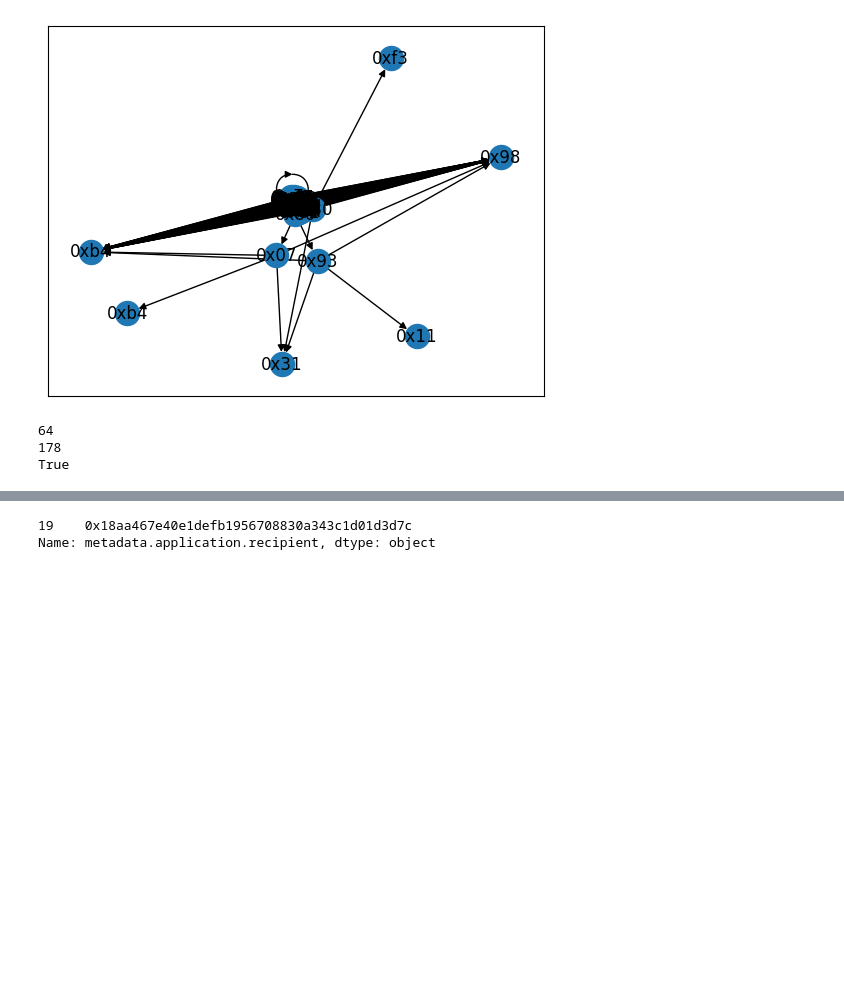
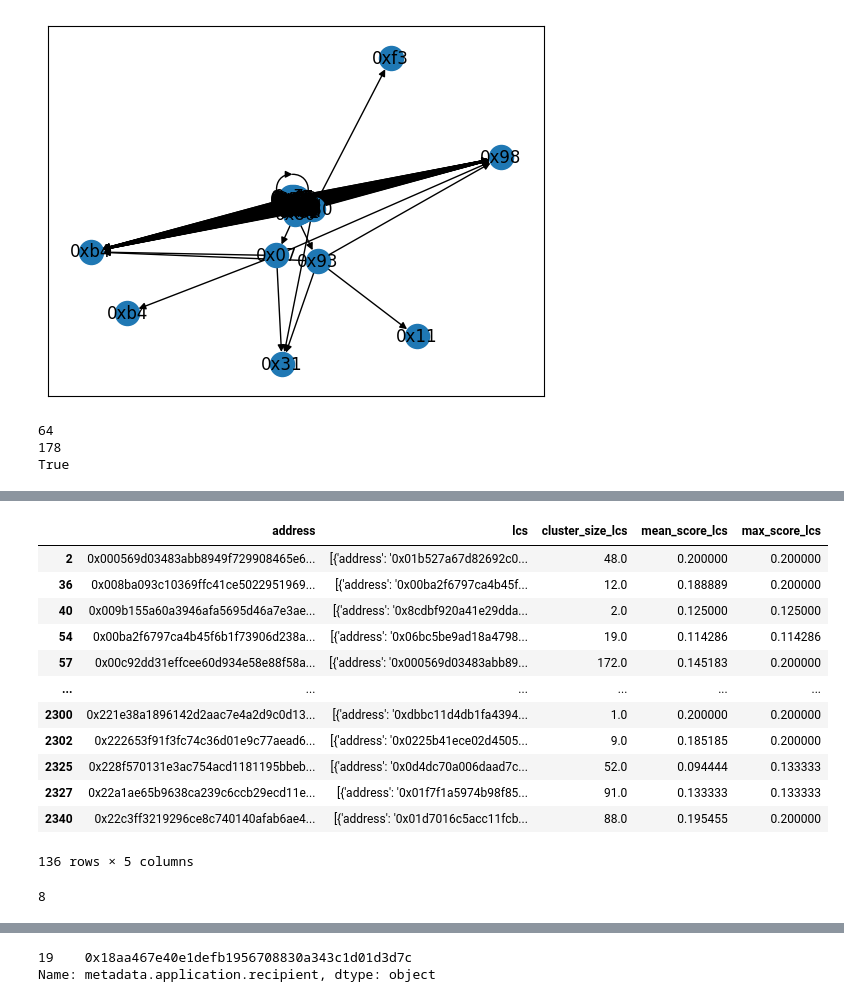
Before and after one commit to poupou-web3/beta-rounds-vote-analysis, a Jupyter notebook: jupyter-after-round/community_round.ipynb, the cells around one changed output, grey strips where cells are left out. Saved outputs shown, nothing was run; the diff lists cells and outputs as text; code cells hidden in the pictures; blank space fills up the shorter version.

```diff
--- a/jupyter-after-round/community_round.ipynb
+++ b/jupyter-after-round/community_round.ipynb
@@ -112,7 +112,7 @@ df_matching_address['less_10_tx'] = df_matching_address.loc[:, 'address'].apply(
 # %%
 df_matching_address['interacted_other_ctbt'] = df_matching_address.loc[:, 'address'].apply(lambda x : tx_analyser.has_interacted_with_other_contributor(x))
 # %%
-df_matching_address['lcs'] = 0
+df_matching_address['lcs'] = ""
 r = df_matching_address.loc[df_matching_address['less_10_tx'] == True, 'address'].apply(lambda x: tx_analyser.transaction_similitude_pylcs(x, minimum_sim_tx=3))
 # %%
 def lcs_to_array(lcs):
@@ -137,9 +137,11 @@ df_matching_address['cluster_size_lcs'] = 0
 df_matching_address['mean_score_lcs'] = 0
 df_matching_address['max_score_lcs'] = 0
 
-df_matching_address.loc[df_matching_address['less_10_tx'] == True, 'cluster_size_lcs'] = r.apply(lambda x: len(x))
-df_matching_address.loc[df_matching_address['less_10_tx'] == True, 'mean_score_lcs'] = r.apply(lambda x: get_mean_score_lcs(x))
-df_matching_address.loc[df_matching_address['less_10_tx'] == True, 'max_score_lcs'] = r.apply(lambda x: get_max_score_lcs(x))
+df_matching_address.loc[df_matching_address['less_10_tx'] == True, 'cluster_size_lcs'] = r.reset_index()['address'].apply(lambda x: len(x))
+df_matching_address.loc[df_matching_address['less_10_tx'] == True, 'mean_score_lcs'] = r.reset_index()['address'].apply(lambda x: get_mean_score_lcs(x))
+df_matching_address.loc[df_matching_address['less_10_tx'] == True, 'max_score_lcs'] = r.reset_index()['address'].apply(lambda x: get_max_score_lcs(x))
+
+df_matching_address.loc[df_matching_address['less_10_tx'] == True, 'lcs'] = r.reset_index()['address'].apply(lambda x: x.reset_index().to_json())
 
 df_matching_address['has_lcs'] = df_matching_address['cluster_size_lcs'] > 0
 
@@ -678,0 +744,19 @@ True
+# %%
+df_matching_address['lcs'] = ""
+df_matching_address.loc[df_matching_address['less_10_tx'] == True, 'lcs'] = r.reset_index()['address'].apply(lambda x: x.reset_index().to_dict(orient='records'))
+# %%
+df_matching_address.loc[df_matching_address['has_lcs'], ['address', 'lcs', 'cluster_size_lcs', 'mean_score_lcs', 'max_score_lcs']]
+# %% [output]
+|  | address | lcs | cluster_size_lcs | mean_score_lcs | max_score_lcs |
+| 2 | 0x000569d03483abb8949f729908465e6... | [{'address': '0x01b527a67d82692c0... | 48.0 | 0.200000 | 0.200000 |
+| 36 | 0x008ba093c10369ffc41ce5022951969... | [{'address': '0x00ba2f6797ca4b45f... | 12.0 | 0.188889 | 0.200000 |
+| 40 | 0x009b155a60a3946afa5695d46a7e3ae... | [{'address': '0x8cdbf920a41e29dda... | 2.0 | 0.125000 | 0.125000 |
+| 54 | 0x00ba2f6797ca4b45f6b1f73906d238a... | [{'address': '0x06bc5be9ad18a4798... | 19.0 | 0.114286 | 0.114286 |
+| 57 | 0x00c92dd31effcee60d934e58e88f58a... | [{'address': '0x000569d03483abb89... | 172.0 | 0.145183 | 0.200000 |
+| ... | ... | ... | ... | ... | ... |
+| 2300 | 0x221e38a1896142d2aac7e4a2d9c0d13... | [{'address': '0xdbbc11d4db1fa4394... | 1.0 | 0.200000 | 0.200000 |
+| 2302 | 0x222653f91f3fc74c36d01e9c77aead6... | [{'address': '0x0225b41ece02d4505... | 9.0 | 0.185185 | 0.200000 |
+| 2325 | 0x228f570131e3ac754acd1181195bbeb... | [{'address': '0x0d4dc70a006daad7c... | 52.0 | 0.094444 | 0.133333 |
+| 2327 | 0x22a1ae65b9638ca239c6ccb29ecd11e... | [{'address': '0x01f7f1a5974b98f85... | 91.0 | 0.133333 | 0.133333 |
+| 2340 | 0x22c3ff3219296ce8c740140afab6ae4... | [{'address': '0x01d7016c5acc11fcb... | 88.0 | 0.195455 | 0.200000 |
+136 rows × 5 columns
@@ -678,0 +771,4 @@ True
+# %%
+len(np.intersect1d(largest_cluster_add, list_flagged_lcs_address))
+# %% [output]
+8
```
Also changed, not shown: parts of 40 cells of this notebook, 2 other files.
